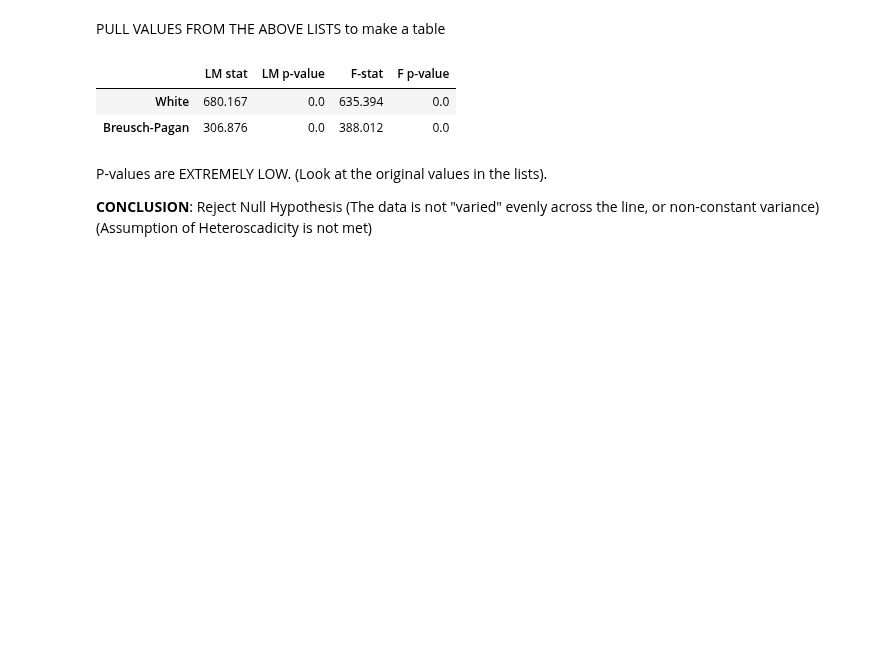
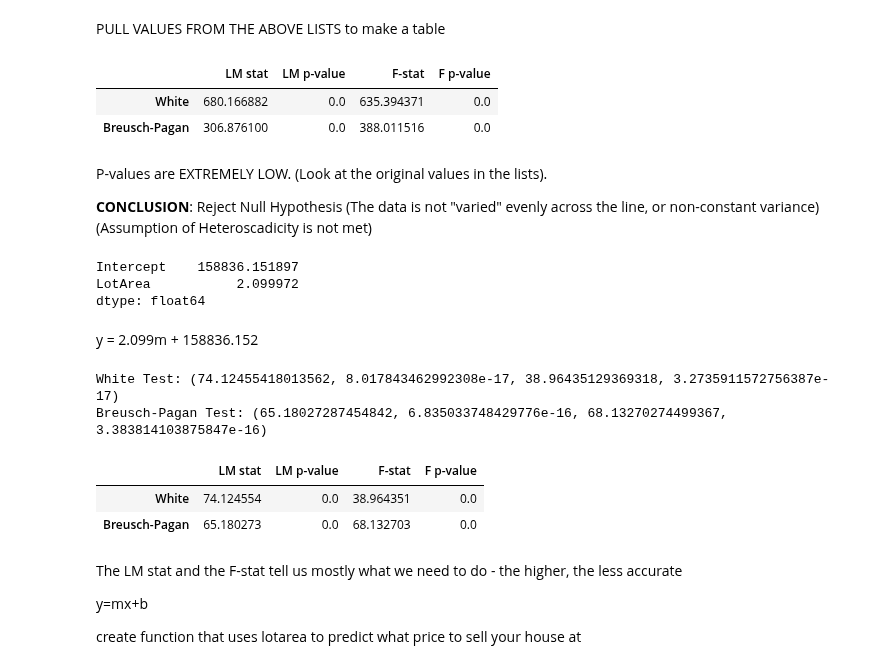
Before and after one commit to DanLightner/BUSA321, a Jupyter notebook: BUSA321/Chapter 4 - Bivariate Numerical Visualization.ipynb, the cells around one changed output. Cells and saved outputs as stored; diff of their text form; code cells hidden in the pictures; blank space fills up the shorter version.

```diff
--- a/BUSA321/Chapter 4 - Bivariate Numerical Visualization.ipynb
+++ b/BUSA321/Chapter 4 - Bivariate Numerical Visualization.ipynb
@@ -353,18 +388,67 @@ PULL VALUES FROM THE ABOVE LISTS to make a table
 # %%
 # Makes a pretty table of values
 output_df = pd.DataFrame(columns=['LM stat', 'LM p-value', 'F-stat', 'F p-value'])
 output_df.loc['White'] = white_test
 output_df.loc['Breusch-Pagan'] = bp_test
 
 # Round to 3 decimal places
-output_df.round(3)
+output_df.round(6)
 # %% [output]
 |  | LM stat | LM p-value | F-stat | F p-value |
-| White | 680.167 | 0.0 | 635.394 | 0.0 |
-| Breusch-Pagan | 306.876 | 0.0 | 388.012 | 0.0 |
+| White | 680.166882 | 0.0 | 635.394371 | 0.0 |
+| Breusch-Pagan | 306.876100 | 0.0 | 388.011516 | 0.0 |
 # %% [markdown]
 P-values are EXTREMELY LOW. (Look at the original values in the lists).
 
 **CONCLUSION**: Reject Null Hypothesis
 (The data is not "varied" evenly across the line, or non-constant variance)
 (Assumption of Heteroscadicity is not met)
+# %%
+from statsmodels.stats.diagnostic import het_breuschpagan
+from statsmodels.stats.diagnostic import het_white
+import pandas as pd
+import statsmodels.api as sm
+from statsmodels.formula.api import ols
+
+df = pd.read_csv('https://www.ishelp.info/data/housing.csv')
+
+# Fit the OLS model
+# EASY! Choose your y, x, and which data to use, then save it as "model"
+model = ols(formula='SalePrice~LotArea', data=df).fit()
+
+# Use the .params to see the "parameters" or slope/intercept of your y=mx+b line!
+model.params
+# %% [output]
+Intercept    158836.151897
+LotArea           2.099972
+dtype: float64
+# %% [markdown]
+y = 2.099m + 158836.152
+# %%
+white_test = het_white(model.resid,  model.model.exog)
+bp_test = het_breuschpagan(model.resid, model.model.exog)
+
+# The tests actually gives lists of four values: LM Stat, p-value for LM, F-Stat, and p-value for F!
+print("White Test:", white_test)
+print("Breusch-Pagan Test:", bp_test)
+# %% [output]
+White Test: (74.12455418013562, 8.017843462992308e-17, 38.96435129369318, 3.2735911572756387e-17)
+Breusch-Pagan Test: (65.18027287454842, 6.835033748429776e-16, 68.13270274499367, 3.383814103875847e-16)
+# %%
+# Makes a pretty table of values
+output_df = pd.DataFrame(columns=['LM stat', 'LM p-value', 'F-stat', 'F p-value'])
+output_df.loc['White'] = white_test
+output_df.loc['Breusch-Pagan'] = bp_test
+
+# Round to 3 decimal places
+output_df.round(6)
+# %% [output]
+|  | LM stat | LM p-value | F-stat | F p-value |
+| White | 74.124554 | 0.0 | 38.964351 | 0.0 |
+| Breusch-Pagan | 65.180273 | 0.0 | 68.132703 | 0.0 |
+# %% [markdown]
+The LM stat and the F-stat tell us mostly what we need to do - the higher, the less accurate
+
+y=mx+b
+
+create function that uses lotarea to predict what price to sell your house at
```
Also changed, not shown: parts of 9 cells of this notebook, 5 other files.
